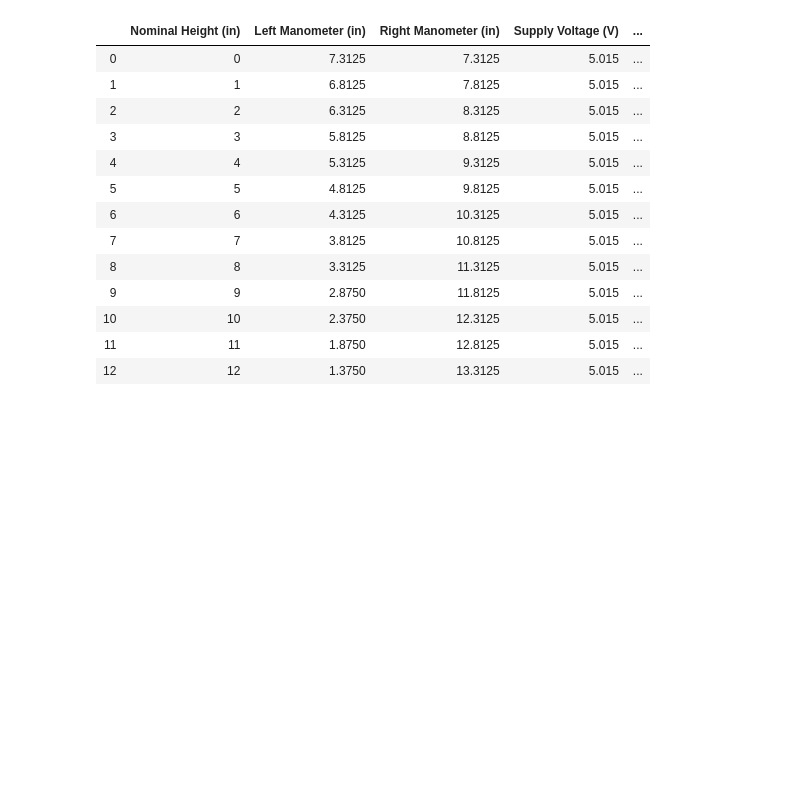
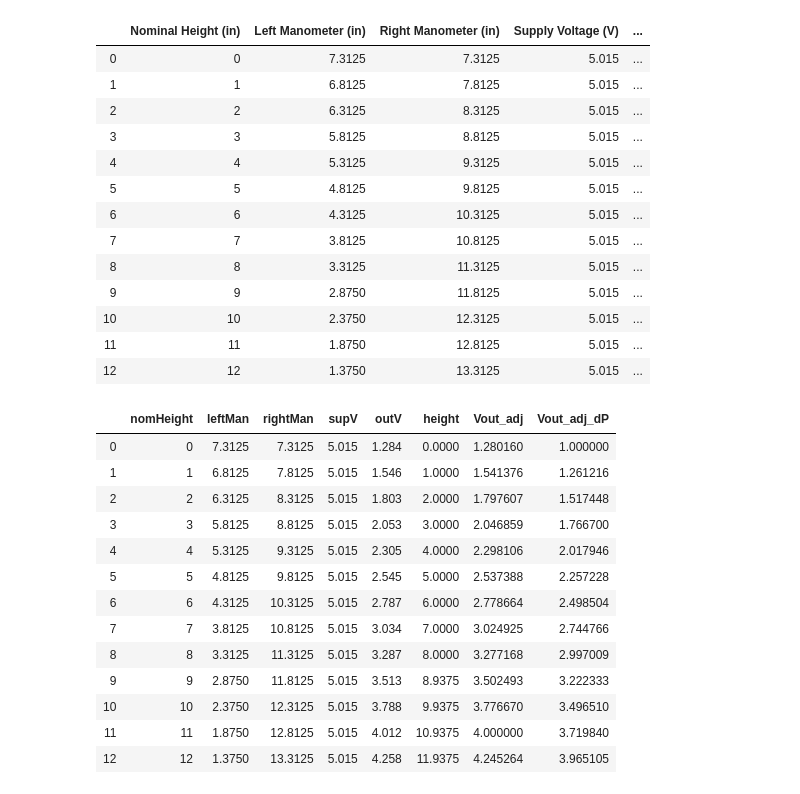
Before and after one commit to Juniper82/PSU_ME_Stuff, a Jupyter notebook: ME345W/Lab11/Lab11.ipynb, the cells around one changed output. Cells and saved outputs as stored; diff of their text form; code cells hidden in the pictures; blank space fills up the shorter version.

```diff
--- a/ME345W/Lab11/Lab11.ipynb
+++ b/ME345W/Lab11/Lab11.ipynb
@@ -27,7 +27,25 @@ data
 # %%
 data.columns = ['nomHeight','leftMan','rightMan','supV','outV','height']
 for SV,OV,i in zip(data.loc[::,'supV'],data.loc[::,'outV'],range(len(data))):
     data.loc[i,'Vout_adj'] = OV/SV*5.
+for i in range(len(data)):
+    data.loc[i,'Vout_adj_dP'] = data.loc[i,'Vout_adj'] -(data.Vout_adj[0]-1)
+data
+# %% [output]
+|  | nomHeight | leftMan | rightMan | supV | outV | height | Vout_adj | Vout_adj_dP |
+| 0 | 0 | 7.3125 | 7.3125 | 5.015 | 1.284 | 0.0000 | 1.280160 | 1.000000 |
+| 1 | 1 | 6.8125 | 7.8125 | 5.015 | 1.546 | 1.0000 | 1.541376 | 1.261216 |
+| 2 | 2 | 6.3125 | 8.3125 | 5.015 | 1.803 | 2.0000 | 1.797607 | 1.517448 |
+| 3 | 3 | 5.8125 | 8.8125 | 5.015 | 2.053 | 3.0000 | 2.046859 | 1.766700 |
+| 4 | 4 | 5.3125 | 9.3125 | 5.015 | 2.305 | 4.0000 | 2.298106 | 2.017946 |
+| 5 | 5 | 4.8125 | 9.8125 | 5.015 | 2.545 | 5.0000 | 2.537388 | 2.257228 |
+| 6 | 6 | 4.3125 | 10.3125 | 5.015 | 2.787 | 6.0000 | 2.778664 | 2.498504 |
+| 7 | 7 | 3.8125 | 10.8125 | 5.015 | 3.034 | 7.0000 | 3.024925 | 2.744766 |
+| 8 | 8 | 3.3125 | 11.3125 | 5.015 | 3.287 | 8.0000 | 3.277168 | 2.997009 |
+| 9 | 9 | 2.8750 | 11.8125 | 5.015 | 3.513 | 8.9375 | 3.502493 | 3.222333 |
+| 10 | 10 | 2.3750 | 12.3125 | 5.015 | 3.788 | 9.9375 | 3.776670 | 3.496510 |
+| 11 | 11 | 1.8750 | 12.8125 | 5.015 | 4.012 | 10.9375 | 4.000000 | 3.719840 |
+| 12 | 12 | 1.3750 | 13.3125 | 5.015 | 4.258 | 11.9375 | 4.245264 | 3.965105 |
 # %%
 #V out = V S *[(0.2*P) + 0.2] ± 6.25% V FSS
 P = np.arange(0,3.5,.25)
```
Also changed, not shown: parts of 4 cells of this notebook, 11 other files.
